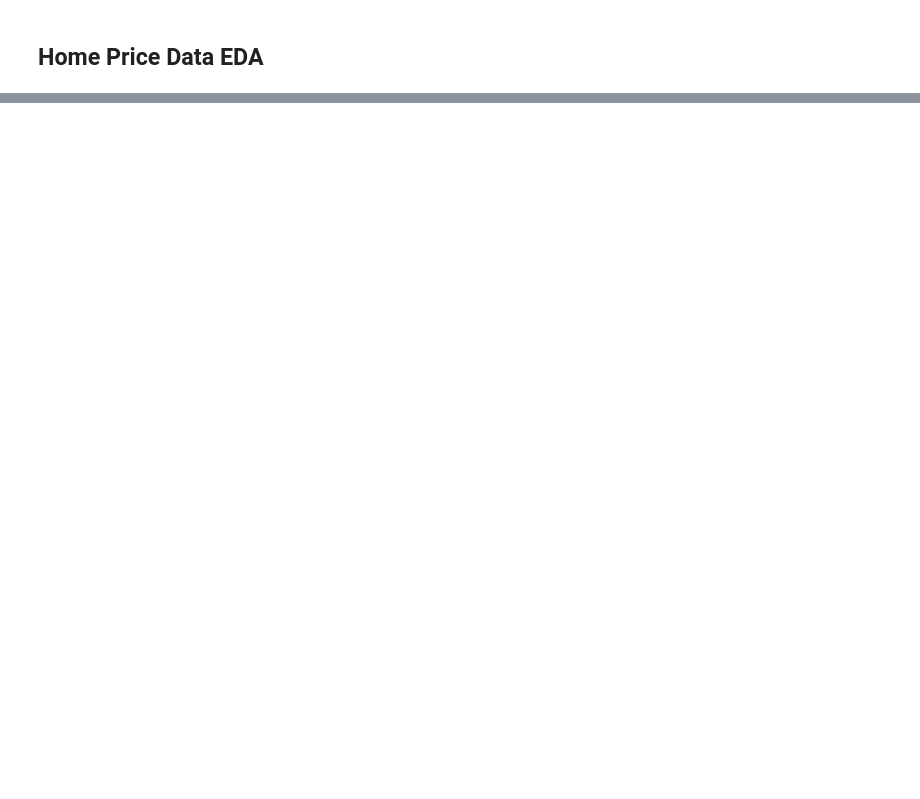
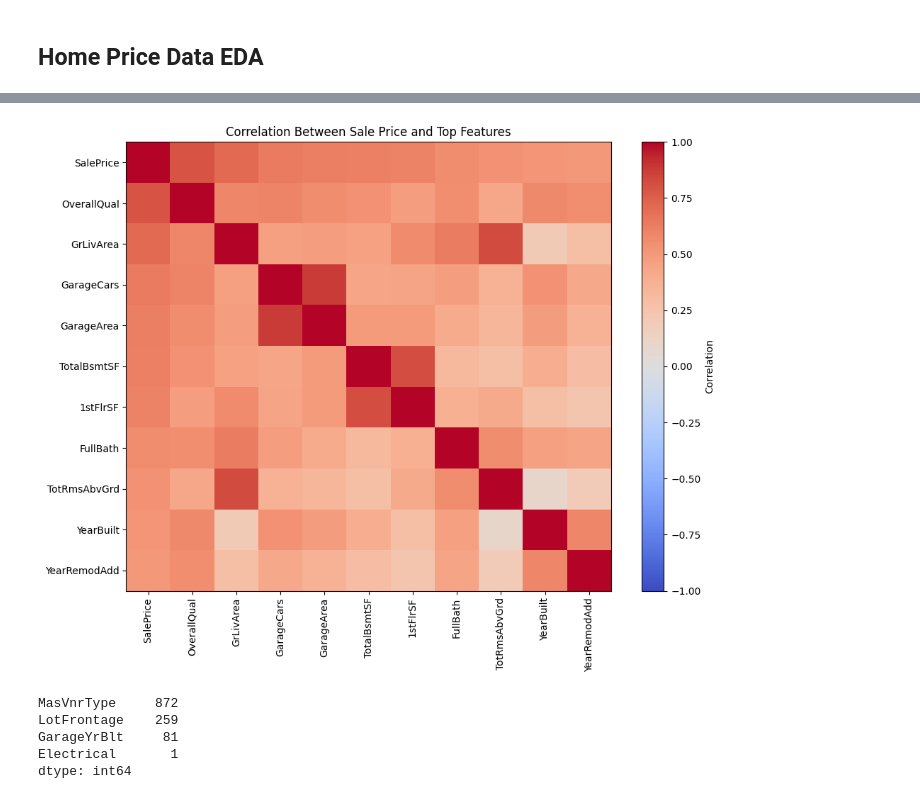
Before and after one commit to subbeeftobeans/House_Prices, a Jupyter notebook: Home_Data_ EDA.ipynb, the cells around one changed output, grey strips where cells are left out. Cells and saved outputs as stored; diff of their text form; code cells hidden in the pictures; blank space fills up the shorter version.

```diff
--- a/Home_Data_ EDA.ipynb
+++ b/Home_Data_ EDA.ipynb
@@ -71,0 +99,13 @@ train['SalePrice'].hist()
+# %%
+# Calculate correlations between numerical columns
+correlations = train.select_dtypes(
+    include="number"
+).corr()
+
+# Sort correlations with SalePrice
+price_corr = correlations["SalePrice"].sort_values(
+    ascending=False
+)
+
+print(price_corr.head(11))
+print(price_corr.tail(10))
@@ -71,0 +130,20 @@ train['SalePrice'].hist()
+# %%
+# Select the 10 numerical features most correlated with SalePrice
+top_features = price_corr.abs().sort_values(
+    ascending=False
+).head(11).index
+
+correlation_matrix = train[top_features].corr()
+
+plt.figure(figsize=(10, 8))
+plt.imshow(correlation_matrix, aspect="auto", cmap="coolwarm",
+           vmin=-1, vmax=1)
+plt.colorbar(label="Correlation")
+plt.xticks(range(len(top_features)), top_features,
+           rotation=90)
+plt.yticks(range(len(top_features)), top_features)
+plt.title("Correlation Between Sale Price and Top Features")
+plt.tight_layout()
+plt.show()
+# %% [output]
+[figure, added]
@@ -71,0 +197,12 @@ train['SalePrice'].hist()
+# %%
+remaining_missing = train.isnull().sum()
+
+remaining_missing = remaining_missing[remaining_missing > 0]
+
+remaining_missing.sort_values(ascending=False)
+# %% [output]
+MasVnrType     872
+LotFrontage    259
+GarageYrBlt     81
+Electrical       1
+dtype: int64
```
Also changed, not shown: parts of 26 cells of this notebook, 3 other files.
